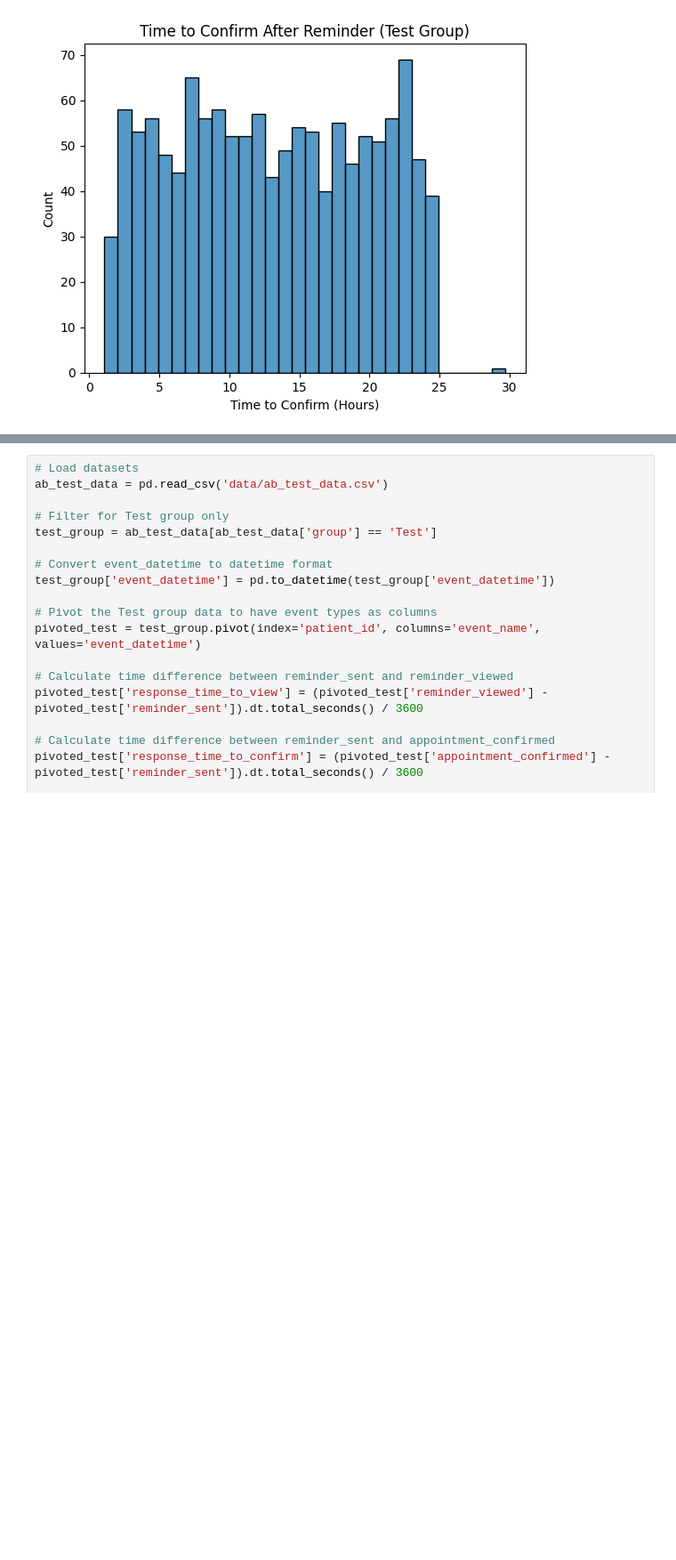
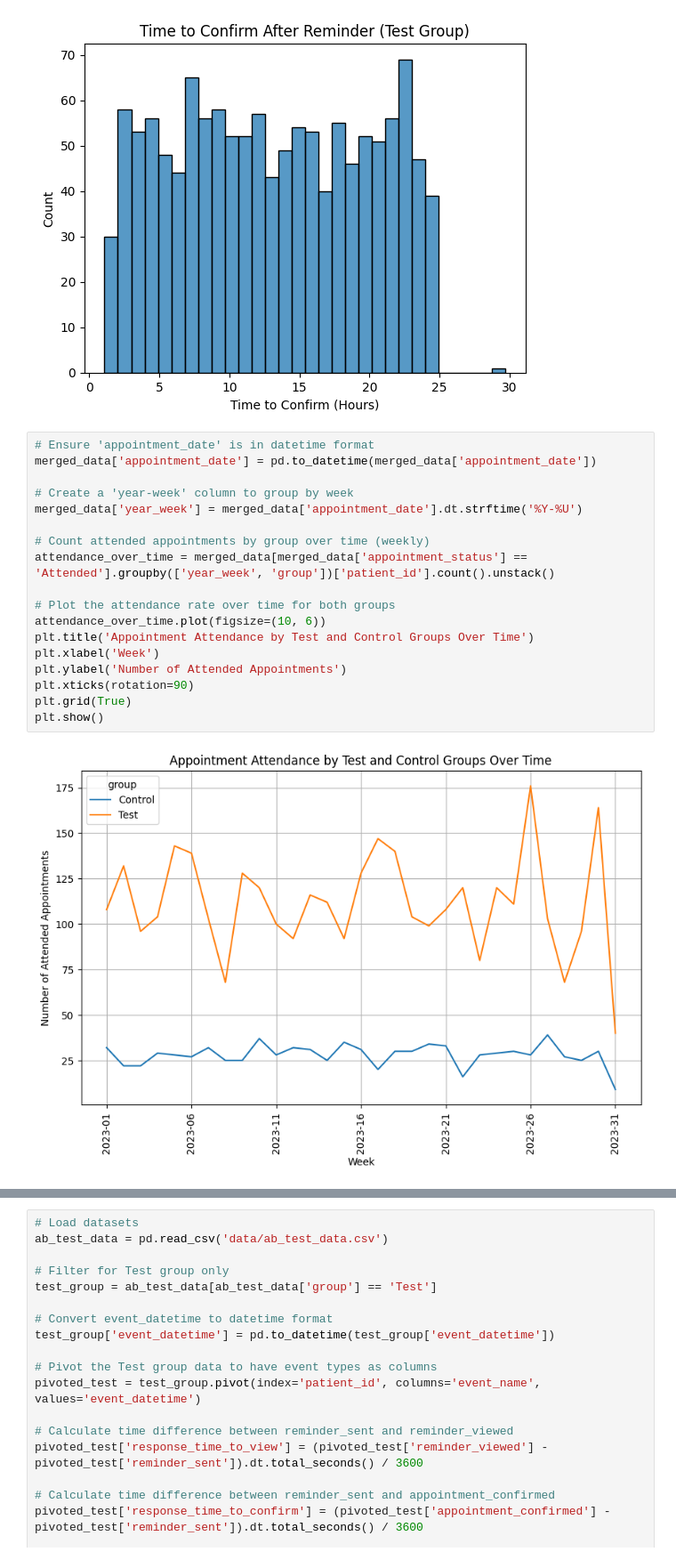
Before and after one commit to Ismat-Samadov/kyla_ProductAnalyst, a Jupyter notebook: task.ipynb, the cells around one changed output, grey strips where cells are left out. Shown at 89% size. Drawn from its saved outputs; the diff is of its cells as text; blank space fills up the shorter version.

```diff
--- a/task.ipynb
+++ b/task.ipynb
@@ -1378,3 +1378,23 @@ plt.xlabel('Time to Confirm (Hours)')
 plt.show()
 # %% [output]
 [figure]
+# %%
+# Ensure 'appointment_date' is in datetime format
+merged_data['appointment_date'] = pd.to_datetime(merged_data['appointment_date'])
+
+# Create a 'year-week' column to group by week
+merged_data['year_week'] = merged_data['appointment_date'].dt.strftime('%Y-%U')
+
+# Count attended appointments by group over time (weekly)
+attendance_over_time = merged_data[merged_data['appointment_status'] == 'Attended'].groupby(['year_week', 'group'])['patient_id'].count().unstack()
+
+# Plot the attendance rate over time for both groups
+attendance_over_time.plot(figsize=(10, 6))
+plt.title('Appointment Attendance by Test and Control Groups Over Time')
+plt.xlabel('Week')
+plt.ylabel('Number of Attended Appointments')
+plt.xticks(rotation=90)
+plt.grid(True)
+plt.show()
+# %% [output]
+[figure, added]
```
Also changed, not shown: parts of 12 cells of this notebook.
